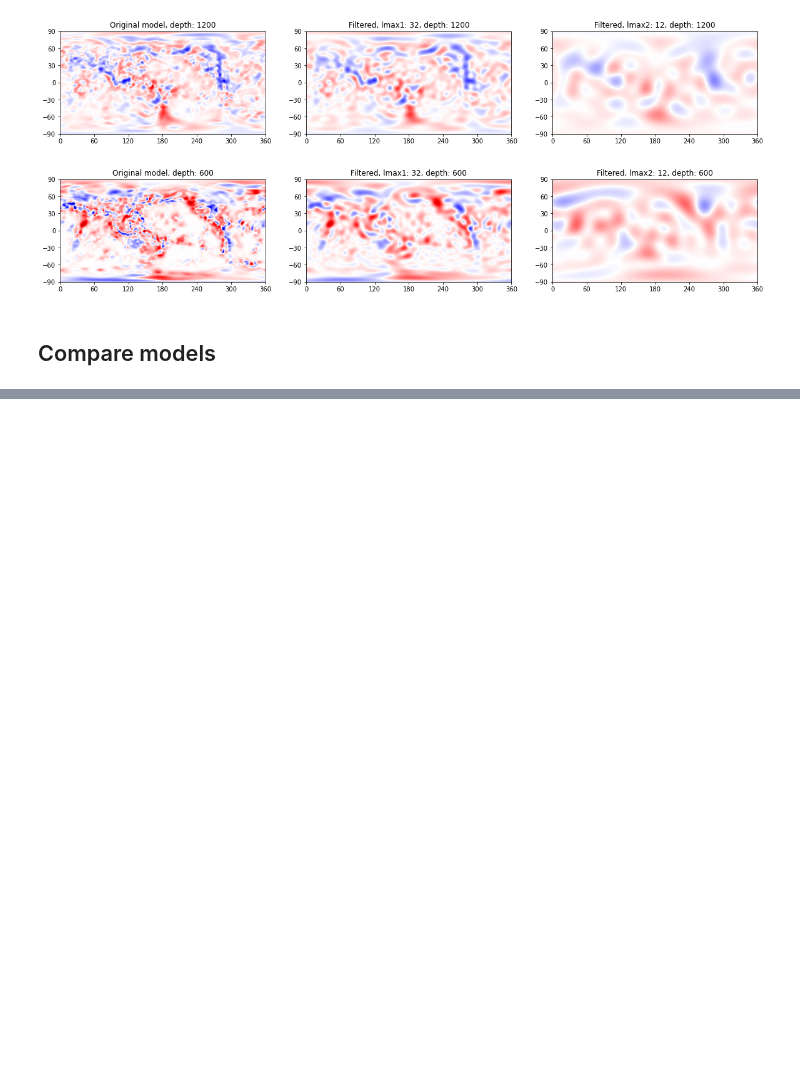
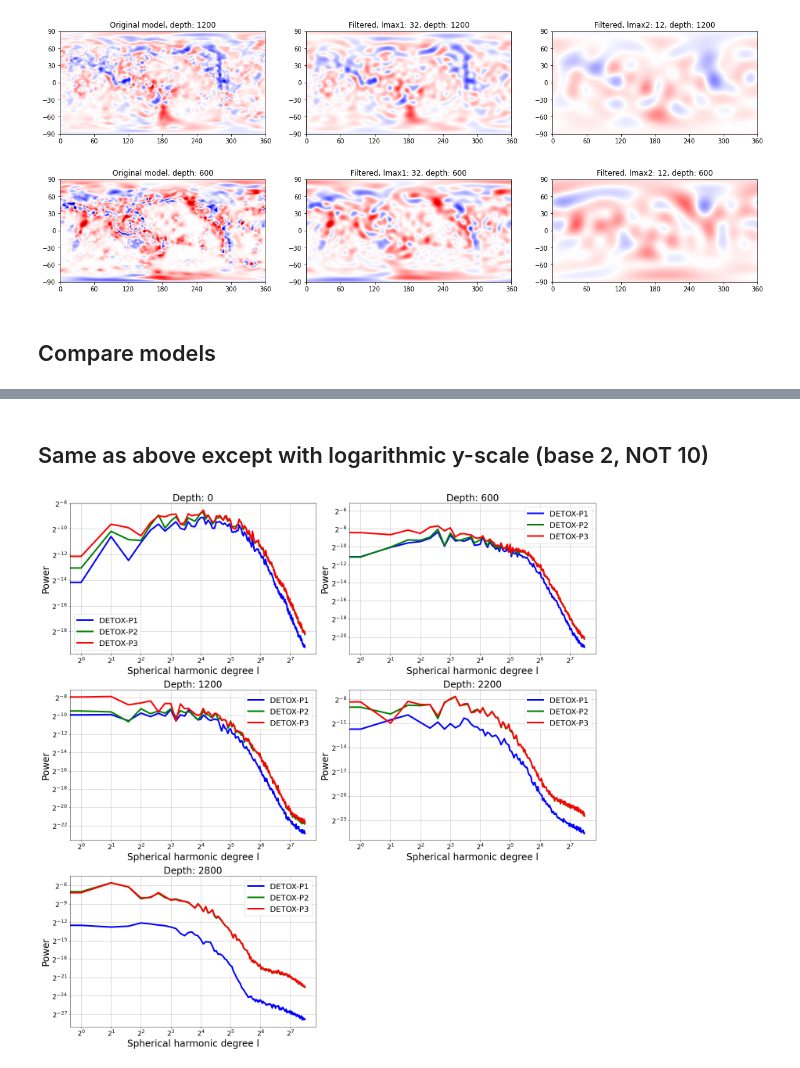
Before and after one commit to kasra-hosseini/SubMachine_Public, a Jupyter notebook: DETOX/spherical_harmonics/DETOX_SH_analysis.ipynb, the cells around one changed output, grey strips where cells are left out. Cells and saved outputs as stored; diff of their text form; code cells hidden in the pictures; blank space fills up the shorter version.

```diff
--- a/DETOX/spherical_harmonics/DETOX_SH_analysis.ipynb
+++ b/DETOX/spherical_harmonics/DETOX_SH_analysis.ipynb
@@ -233,0 +289,46 @@ plt.show()
+# %% [markdown]
+## Same as above except with logarithmic y-scale (base 2, NOT 10)
+# %%
+# List of depths
+tar_depths = [0, 600, 1200, 2200, 2800]
+# Compare these models
+model_list = ["DETOX-P1", "DETOX-P2", "DETOX-P3"]
+colors = ["b", "g", "r"]
+
+plt.figure(figsize=(20, 4*len(tar_depths)))
+for i, tar_depth in enumerate(tar_depths):
+    plt.subplot(math.ceil(len(tar_depths)/2.), 2, i+1)
+    for i, one_model in enumerate(model_list):
+        grid_add = f'./DETOX_MODELS/{one_model}/grid_nc4/{one_model}_{tar_depth}.00.grd'
+
+        # See `Calculate Spherical Harmonics` cell for more info
+        model = Dataset(grid_add)
+        dv_v = model.variables['z'][:]
+        dv_v = dv_v[::-1]
+
+        coeffs = SHExpandDH(dv_v[:-1, :-1], sampling=2)
+        nl = coeffs.shape[1]
+        ls = np.arange(nl)
+        power_per_l = spectrum(coeffs)
+        #power_per_l = spectrum(coeffs, unit='per_dlogl', base=2.)
+
+        plt.plot(ls, power_per_l,
+                 c=colors[i],
+                 lw=4,
+                 label=one_model)
+
+    plt.title(f"Depth: {tar_depth}", size=24)
+    plt.xticks(size=18)
+    plt.yticks(size=18)
+    plt.yscale('log', basey=2)
+    plt.xscale('log', basex=2)
+    # labels
+    plt.xlabel("Spherical harmonic degree l", size=24)
+    plt.ylabel("Power", size=24)
+
+    plt.legend(fontsize=20)
+    plt.grid()
+plt.tight_layout()
+plt.show()
+# %% [output]
+[figure, added]
```
Also changed, not shown: parts of 11 cells of this notebook, 3 other files.
